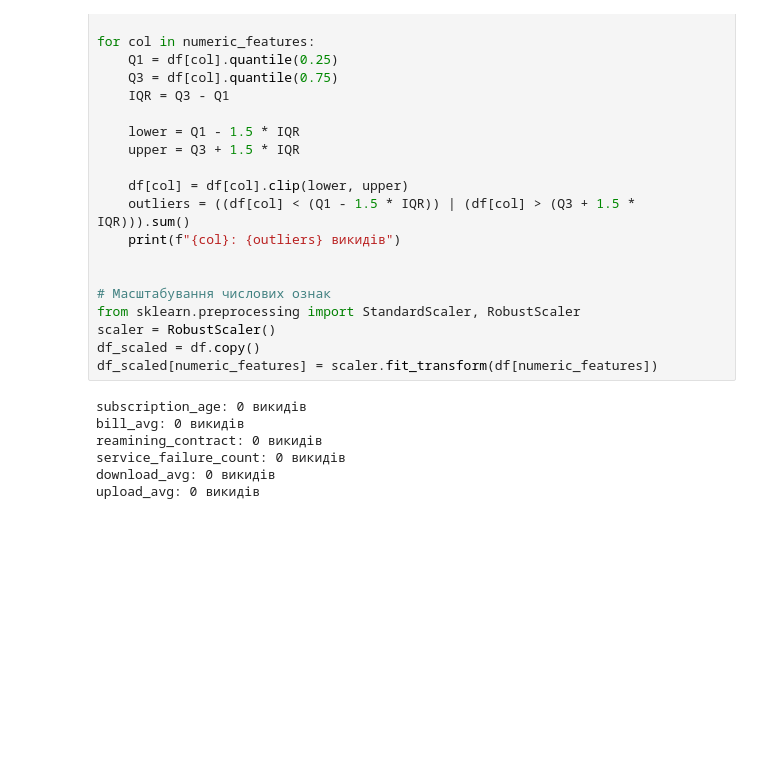
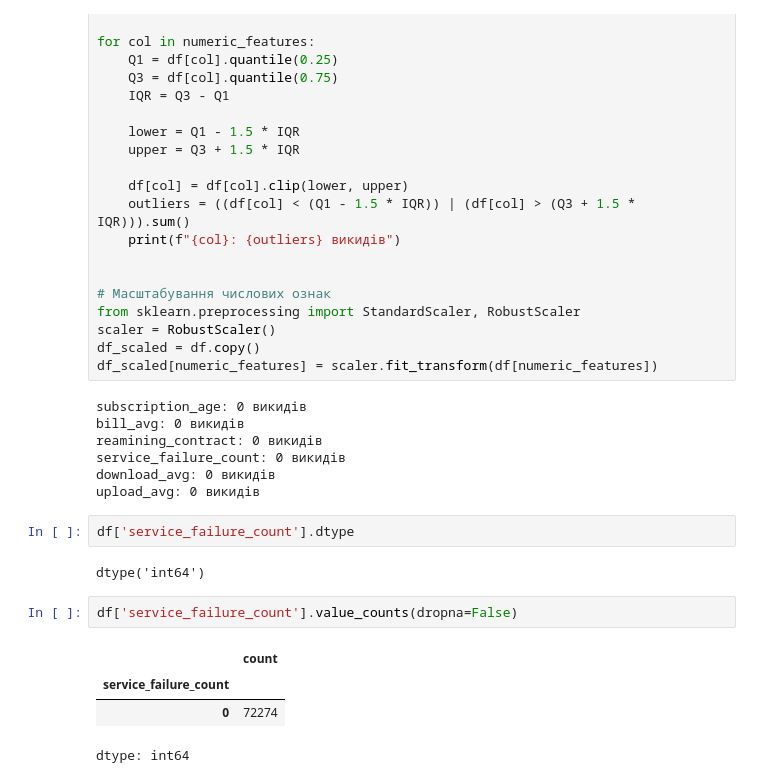
Before and after one commit to SHEV-4/telecom-churn-prediction, a Jupyter notebook: project_9_task_1_eda.ipynb, the cells around one changed output. Cells and saved outputs as stored; diff of their text form; blank space fills up the shorter version.

```diff
--- a/project_9_task_1_eda.ipynb
+++ b/project_9_task_1_eda.ipynb
@@ -228,3 +268,14 @@ reamining_contract: 0 викидів
 service_failure_count: 0 викидів
 download_avg: 0 викидів
 upload_avg: 0 викидів
+# %%
+df['service_failure_count'].dtype
+# %% [output]
+dtype('int64')
+# %%
+df['service_failure_count'].value_counts(dropna=False)
+# %% [output]
+|  | count |
+| service_failure_count |  |
+| 0 | 72274 |
+dtype: int64
```
Also changed, not shown: parts of 10 cells of this notebook.
